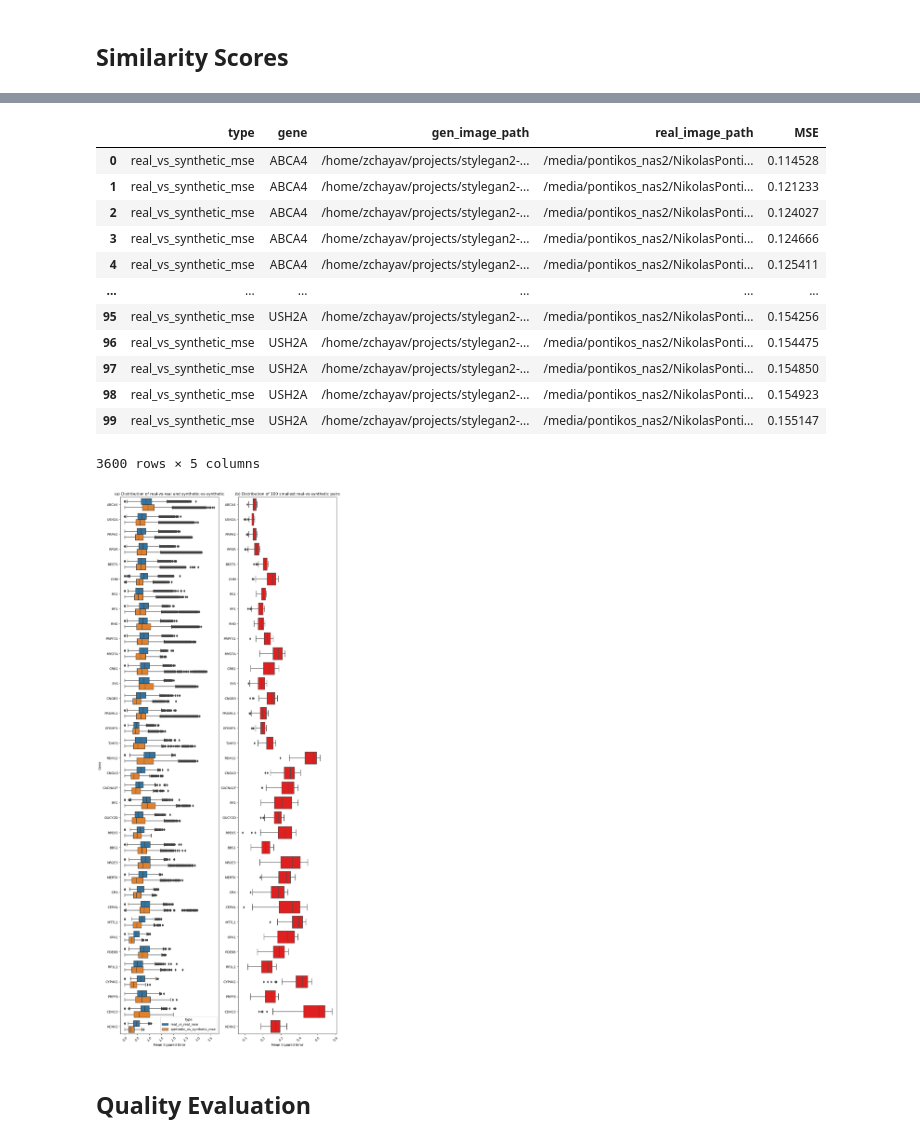
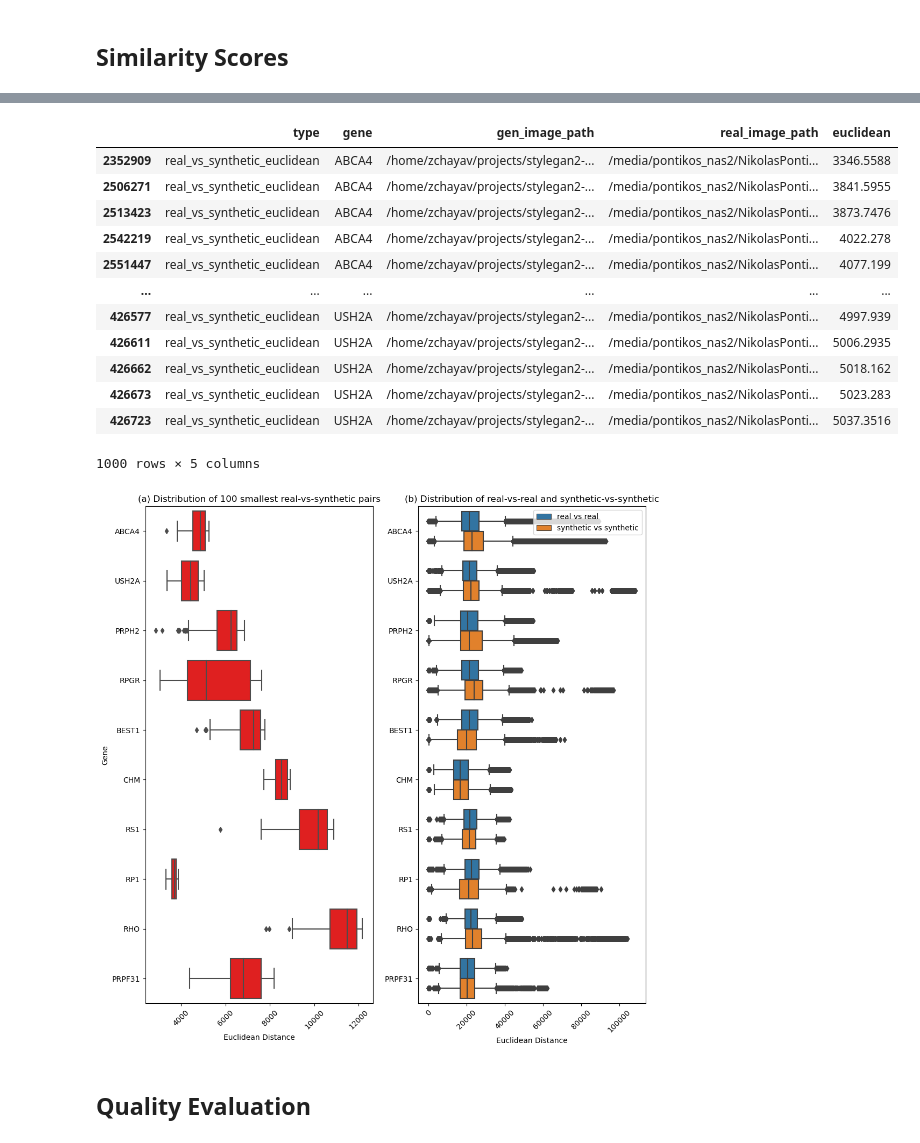
Before and after one commit to pontikos-lab/syntheye, a Jupyter notebook: notebooks/results_compilation.ipynb, the cells around one changed output, grey strips where cells are left out. Cells and saved outputs as stored; diff of their text form; code cells hidden in the pictures.

Commit message:
- Add new representation based classifier model - Include euclidean distance measure in the similarity analysis - remove old stylegan2 code - update analysis notebooks

```diff
--- a/notebooks/results_compilation.ipynb
+++ b/notebooks/results_compilation.ipynb
@@ -1,6 +4,4 @@
 # %%
-import os
-os.chdir("..")
 import torch
 import numpy as np
 import seaborn as sns
@@ -13,3 +14,4 @@ from PIL import Image
 
 with open("classes.txt") as f:
     classes = f.read().splitlines()
+    classes = classes[:10]
@@ -16,6 +22,6 @@ with open("classes.txt") as f:
 # %%
 results_dir = "/home/zchayav/projects/syntheye/quantitative_results/stylegan2_results/"
-results_paths = [os.path.join(results_dir, path) for path in os.listdir(results_dir) if path.endswith("mse")]
+results_paths = [os.path.join(results_dir, path) for path in os.listdir(results_dir) if path.endswith("euclidean")]
 
 distance_matrix_files = {path: [fpath for fpath in os.listdir(path) if fpath.endswith("distance_matrix.csv")] for path in results_paths}
 distance_matrix_files
@@ -67,15 +73,15 @@ metrics
 # %%
-real_vs_real = metrics[metrics.type == "real_vs_real_mse"]
+real_vs_real = metrics[metrics.type == "real_vs_real_euclidean"]
 
 differences = pd.DataFrame(columns=["gene", "real_vs_real", "real_vs_synthetic", "synthetic_vs_synthetic"])
 
 for gene, gene_df in metrics.groupby("gene"):
     metric_values = [gene]
     for type_, type_df in gene_df.groupby("type"):
-        mse_df = type_df.sort_values('MSE', ascending=True)
-        metric_values.append(mse_df["MSE"].min())
+        mse_df = type_df.sort_values('euclidean', ascending=True)
+        metric_values.append(mse_df["euclidean"].min())
     df1 = pd.DataFrame([metric_values], columns=["gene", "real_vs_real", "real_vs_synthetic", "synthetic_vs_synthetic"])
-    differences = pd.concat([differences, df1])
+    differences = pd.concat([differences, df1]).reset_index(drop=True)
 differences
 # %% [output]
 |  | gene | real_vs_real | real_vs_synthetic | synthetic_vs_synthetic |
@@ -98,43 +98,48 @@ differences
 # %%
 top_100 = []
-metrics_real_vs_synthetic = metrics[metrics.type == "real_vs_synthetic_mse"]
+metrics_real_vs_synthetic = metrics[metrics.type == "real_vs_synthetic_euclidean"]
 for gene, gene_df in metrics_real_vs_synthetic.groupby("gene"):
-    top_100.append(gene_df.sort_values('MSE', ascending=True).iloc[0:100])
+    top_100.append(gene_df.sort_values('euclidean', ascending=True).iloc[0:100])
 top100 = pd.concat(top_100)
 top100
 # %% [output]
-|  | type | gene | gen_image_path | real_image_path | MSE |
-| 0 | real_vs_synthetic_mse | ABCA4 | /home/zchayav/projects/stylegan2-... | /media/pontikos_nas2/NikolasPonti... | 0.114528 |
-| 1 | real_vs_synthetic_mse | ABCA4 | /home/zchayav/projects/stylegan2-... | /media/pontikos_nas2/NikolasPonti... | 0.121233 |
-| 2 | real_vs_synthetic_mse | ABCA4 | /home/zchayav/projects/stylegan2-... | /media/pontikos_nas2/NikolasPonti... | 0.124027 |
-| 3 | real_vs_synthetic_mse | ABCA4 | /home/zchayav/projects/stylegan2-... | /media/pontikos_nas2/NikolasPonti... | 0.124666 |
-| 4 | real_vs_synthetic_mse | ABCA4 | /home/zchayav/projects/stylegan2-... | /media/pontikos_nas2/NikolasPonti... | 0.125411 |
+|  | type | gene | gen_image_path | real_image_path | euclidean |
+| 2352909 | real_vs_synthetic_euclidean | ABCA4 | /home/zchayav/projects/stylegan2-... | /media/pontikos_nas2/NikolasPonti... | 3346.5588 |
+| 2506271 | real_vs_synthetic_euclidean | ABCA4 | /home/zchayav/projects/stylegan2-... | /media/pontikos_nas2/NikolasPonti... | 3841.5955 |
+| 2513423 | real_vs_synthetic_euclidean | ABCA4 | /home/zchayav/projects/stylegan2-... | /media/pontikos_nas2/NikolasPonti... | 3873.7476 |
+| 2542219 | real_vs_synthetic_euclidean | ABCA4 | /home/zchayav/projects/stylegan2-... | /media/pontikos_nas2/NikolasPonti... | 4022.278 |
+| 2551447 | real_vs_synthetic_euclidean | ABCA4 | /home/zchayav/projects/stylegan2-... | /media/pontikos_nas2/NikolasPonti... | 4077.199 |
 | ... | ... | ... | ... | ... | ... |
-| 95 | real_vs_synthetic_mse | USH2A | /home/zchayav/projects/stylegan2-... | /media/pontikos_nas2/NikolasPonti... | 0.154256 |
-| 96 | real_vs_synthetic_mse | USH2A | /home/zchayav/projects/stylegan2-... | /media/pontikos_nas2/NikolasPonti... | 0.154475 |
-| 97 | real_vs_synthetic_mse | USH2A | /home/zchayav/projects/stylegan2-... | /media/pontikos_nas2/NikolasPonti... | 0.154850 |
-| 98 | real_vs_synthetic_mse | USH2A | /home/zchayav/projects/stylegan2-... | /media/pontikos_nas2/NikolasPonti... | 0.154923 |
-| 99 | real_vs_synthetic_mse | USH2A | /home/zchayav/projects/stylegan2-... | /media/pontikos_nas2/NikolasPonti... | 0.155147 |
+| 426577 | real_vs_synthetic_euclidean | USH2A | /home/zchayav/projects/stylegan2-... | /media/pontikos_nas2/NikolasPonti... | 4997.939 |
+| 426611 | real_vs_synthetic_euclidean | USH2A | /home/zchayav/projects/stylegan2-... | /media/pontikos_nas2/NikolasPonti... | 5006.2935 |
+| 426662 | real_vs_synthetic_euclidean | USH2A | /home/zchayav/projects/stylegan2-... | /media/pontikos_nas2/NikolasPonti... | 5018.162 |
+| 426673 | real_vs_synthetic_euclidean | USH2A | /home/zchayav/projects/stylegan2-... | /media/pontikos_nas2/NikolasPonti... | 5023.283 |
+| 426723 | real_vs_synthetic_euclidean | USH2A | /home/zchayav/projects/stylegan2-... | /media/pontikos_nas2/NikolasPonti... | 5037.3516 |
-3600 rows × 5 columns
+1000 rows × 5 columns
 # %%
-plt.figure(figsize=(12, 30))
+plt.figure(figsize=(12, 12))
 
-plt.subplot(1,2,1)
-sns.boxplot(data=metrics[metrics.type.isin(["real_vs_real_mse", "synthetic_vs_synthetic_mse"])], y="gene", x="MSE", order=classes, hue="type", hue_order=["real_vs_real_mse", "synthetic_vs_synthetic_mse"])
+plt.subplot(1,2,2)
+ax = sns.boxplot(data=metrics[metrics.type.isin(["real_vs_real_euclidean", "synthetic_vs_synthetic_euclidean"])], y="gene", x="euclidean", order=classes, hue="type", hue_order=["real_vs_real_euclidean", "synthetic_vs_synthetic_euclidean"])
+plt.ylabel("")
+plt.xlabel("Euclidean Distance")
+plt.xticks(rotation=45)
+plt.title("(b) Distribution of real-vs-real and synthetic-vs-synthetic")
+# plt.xlim(0, 140000)
+h, l = ax.get_legend_handles_labels()
+plt.legend(handles=h, labels=["real vs real", "synthetic vs synthetic"], loc="upper right")
+
+plt.subplot(1, 2, 1)
+sns.boxplot(data=top100, y="gene", x="euclidean", order=classes, color="red")
 plt.ylabel("Gene")
-plt.xlabel("Mean Squared Error")
+plt.xlabel("Euclidean Distance")
 plt.xticks(rotation=45)
-plt.title("(a) Distribution of real-vs-real and synthetic-vs-synthetic")
+plt.title("(a) Distribution of 100 smallest real-vs-synthetic pairs")
+# plt.xlim(0, 140000)
+# plt.suptitle("")
 
-plt.subplot(1, 2, 2)
-sns.boxplot(data=top100, y="gene", x="MSE", order=classes, color="red")
-plt.ylabel("")
-plt.xlabel("Mean Squared Error")
-plt.xticks(rotation=45)
-plt.title("(b) Distribution of 100 smallest real-vs-synthetic pairs")
-# plt.suptitle("")
 plt.show()
 plt.close()
 # %% [output]
-[figure, old version]
+[figure, new version]
 # %%
```
Also changed, not shown: parts of 12 cells of this notebook, 10 other files.
